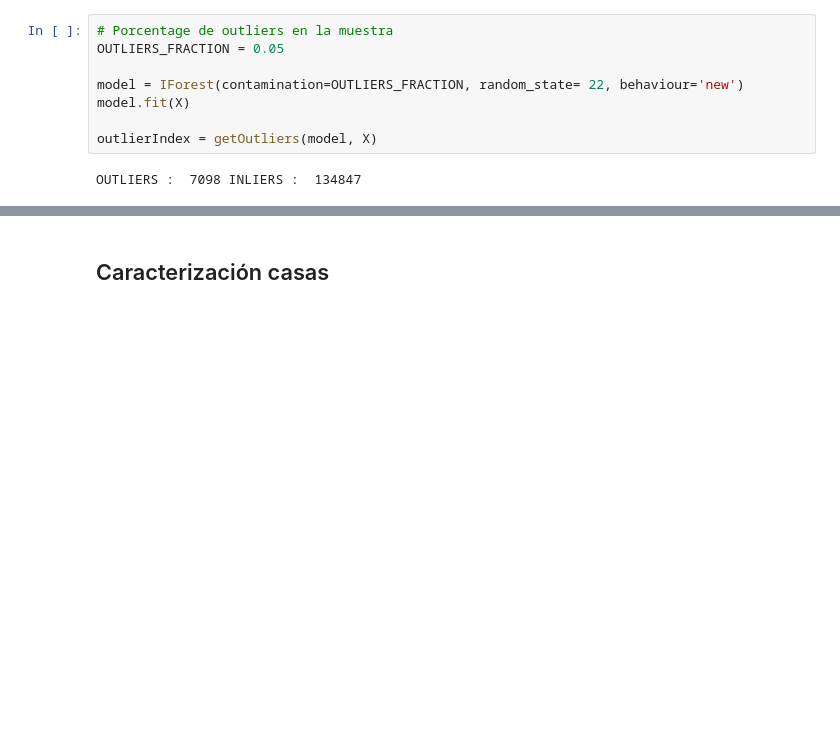
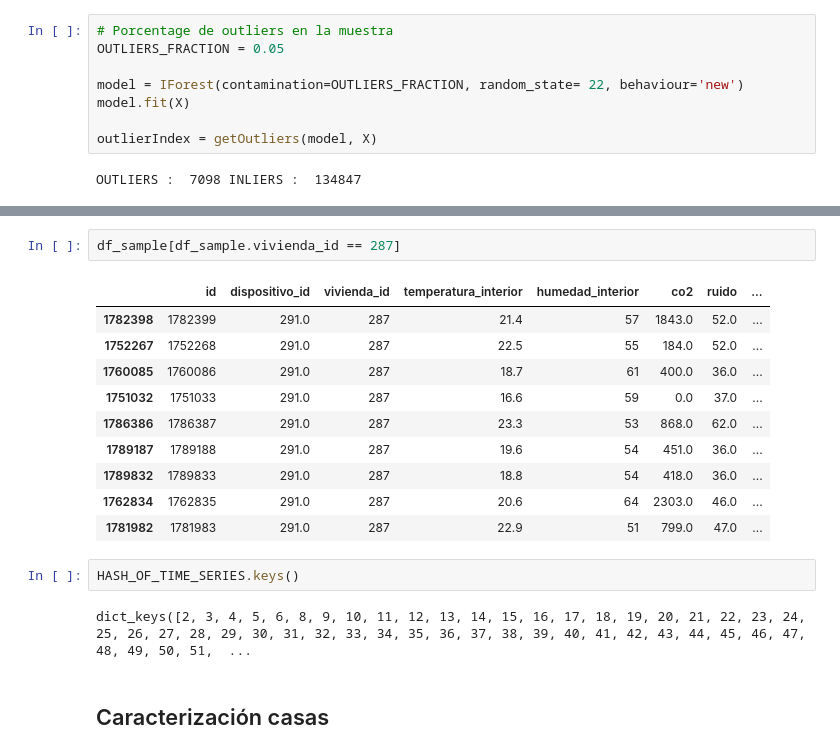
Before and after one commit to fco96/memoria, a Jupyter notebook: Memoria Francisco Olivares.ipynb, the cells around one changed output, grey strips where cells are left out. Drawn from its saved outputs; the diff is of its cells as text; blank space fills up the shorter version.

```diff
--- a/Memoria Francisco Olivares.ipynb
+++ b/Memoria Francisco Olivares.ipynb
@@ -271,3 +345,20 @@ OUTLIERS :  7098 INLIERS :  134847
+# %%
+df_sample[df_sample.vivienda_id == 287]
+# %% [output]
+|  | id | dispositivo_id | vivienda_id | temperatura_interior | humedad_interior | co2 | ruido | ... |
+| 1782398 | 1782399 | 291.0 | 287 | 21.4 | 57 | 1843.0 | 52.0 | ... |
+| 1752267 | 1752268 | 291.0 | 287 | 22.5 | 55 | 184.0 | 52.0 | ... |
+| 1760085 | 1760086 | 291.0 | 287 | 18.7 | 61 | 400.0 | 36.0 | ... |
+| 1751032 | 1751033 | 291.0 | 287 | 16.6 | 59 | 0.0 | 37.0 | ... |
+| 1786386 | 1786387 | 291.0 | 287 | 23.3 | 53 | 868.0 | 62.0 | ... |
+| 1789187 | 1789188 | 291.0 | 287 | 19.6 | 54 | 451.0 | 36.0 | ... |
+| 1789832 | 1789833 | 291.0 | 287 | 18.8 | 54 | 418.0 | 36.0 | ... |
+| 1762834 | 1762835 | 291.0 | 287 | 20.6 | 64 | 2303.0 | 46.0 | ... |
+| 1781982 | 1781983 | 291.0 | 287 | 22.9 | 51 | 799.0 | 47.0 | ... |
+# %%
+HASH_OF_TIME_SERIES.keys()
+# %% [output]
+dict_keys([2, 3, 4, 5, 6, 8, 9, 10, 11, 12, 13, 14, 15, 16, 17, 18, 19, 20, 21, 22, 23, 24, 25, 26, 27, 28, 29, 30, 31, 32, 33, 34, 35, 36, 37, 38, 39, 40, 41, 42, 43, 44, 45, 46, 47, 48, 49, 50, 51,  ...
 # %% [markdown]
 ## Caracterización casas
 # %%
```
Also changed, not shown: parts of 4 cells of this notebook.
